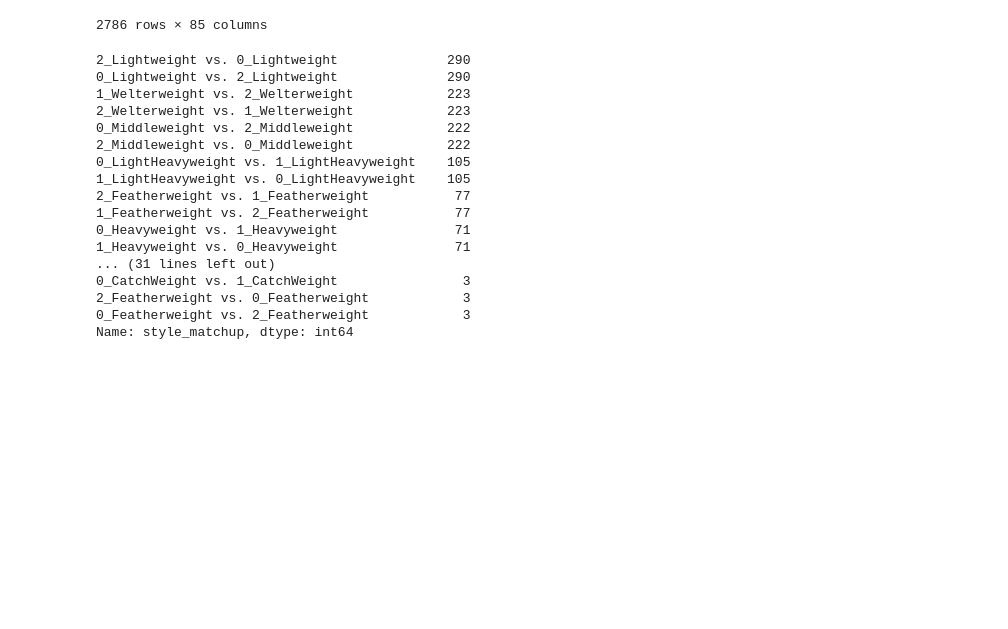
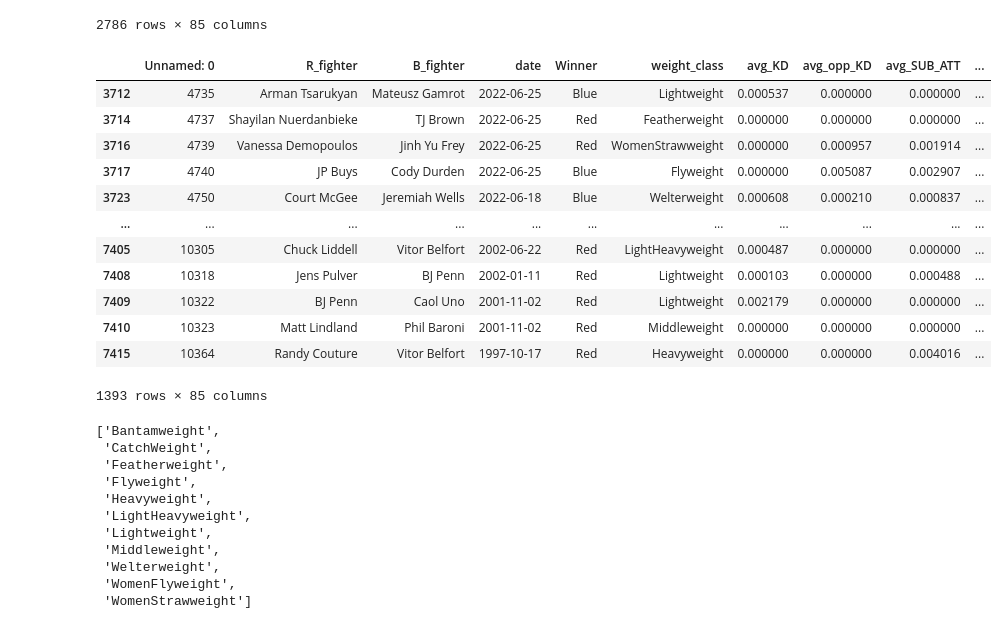
Before and after one commit to john-adeojo/ufc_styles, a Jupyter notebook: notebook/statistical analysis.ipynb, the cells around one changed output. Drawn from its saved outputs; the diff is of its cells as text; code cells hidden in the pictures; blank space fills up the shorter version.

Commit message:
Added statistical analysis

```diff
--- a/notebook/statistical analysis.ipynb
+++ b/notebook/statistical analysis.ipynb
@@ -34,6 +34,23 @@ analysis_data_opposing_styles
 | 7410 | 10323 | Matt Lindland | Phil Baroni | 2001-11-02 | Red | Middleweight | 0.000000 | 0.000000 | 0.000000 | ... |
 | 7415 | 10364 | Randy Couture | Vitor Belfort | 1997-10-17 | Red | Heavyweight | 0.000000 | 0.000000 | 0.004016 | ... |
 2786 rows × 85 columns
+# %%
+analysis_data_opposing_styles = analysis_data_opposing_styles.loc[analysis_data_opposing_styles['corner'] == 'Red'].copy()
+analysis_data_opposing_styles
+# %% [output]
+|  | Unnamed: 0 | R_fighter | B_fighter | date | Winner | weight_class | avg_KD | avg_opp_KD | avg_SUB_ATT | ... |
+| 3712 | 4735 | Arman Tsarukyan | Mateusz Gamrot | 2022-06-25 | Blue | Lightweight | 0.000537 | 0.000000 | 0.000000 | ... |
+| 3714 | 4737 | Shayilan Nuerdanbieke | TJ Brown | 2022-06-25 | Red | Featherweight | 0.000000 | 0.000000 | 0.000000 | ... |
+| 3716 | 4739 | Vanessa Demopoulos | Jinh Yu Frey | 2022-06-25 | Red | WomenStrawweight | 0.000000 | 0.000957 | 0.001914 | ... |
+| 3717 | 4740 | JP Buys | Cody Durden | 2022-06-25 | Blue | Flyweight | 0.000000 | 0.005087 | 0.002907 | ... |
+| 3723 | 4750 | Court McGee | Jeremiah Wells | 2022-06-18 | Blue | Welterweight | 0.000608 | 0.000210 | 0.000837 | ... |
+| ... | ... | ... | ... | ... | ... | ... | ... | ... | ... | ... |
+| 7405 | 10305 | Chuck Liddell | Vitor Belfort | 2002-06-22 | Red | LightHeavyweight | 0.000487 | 0.000000 | 0.000000 | ... |
+| 7408 | 10318 | Jens Pulver | BJ Penn | 2002-01-11 | Red | Lightweight | 0.000103 | 0.000000 | 0.000488 | ... |
+| 7409 | 10322 | BJ Penn | Caol Uno | 2001-11-02 | Red | Lightweight | 0.002179 | 0.000000 | 0.000000 | ... |
+| 7410 | 10323 | Matt Lindland | Phil Baroni | 2001-11-02 | Red | Middleweight | 0.000000 | 0.000000 | 0.000000 | ... |
+| 7415 | 10364 | Randy Couture | Vitor Belfort | 1997-10-17 | Red | Heavyweight | 0.000000 | 0.000000 | 0.004016 | ... |
+1393 rows × 85 columns
 # %%
 import pandas as pd
 
@@ -53,25 +70,20 @@ analysis_data_opposing_styles['style_matchup'] = analysis_data_opposing_styles.a
 # Display the DataFrame
 analysis_data_opposing_styles.sort_values(by='weight_class', inplace=True)
 # %%
-analysis_data_opposing_styles['style_matchup'].value_counts()
+weight_class = list(analysis_data_opposing_styles['weight_class'].drop_duplicates())
+weight_class
 # %% [output]
-2_Lightweight vs. 0_Lightweight              290
-0_Lightweight vs. 2_Lightweight              290
-1_Welterweight vs. 2_Welterweight            223
-2_Welterweight vs. 1_Welterweight            223
-0_Middleweight vs. 2_Middleweight            222
-2_Middleweight vs. 0_Middleweight            222
-0_LightHeavyweight vs. 1_LightHeavyweight    105
-1_LightHeavyweight vs. 0_LightHeavyweight    105
-2_Featherweight vs. 1_Featherweight           77
-1_Featherweight vs. 2_Featherweight           77
-0_Heavyweight vs. 1_Heavyweight               71
-1_Heavyweight vs. 0_Heavyweight               71
-... (31 lines left out)
-0_CatchWeight vs. 1_CatchWeight                3
-2_Featherweight vs. 0_Featherweight            3
-0_Featherweight vs. 2_Featherweight            3
-Name: style_matchup, dtype: int64
+['Bantamweight',
+ 'CatchWeight',
+ 'Featherweight',
+ 'Flyweight',
+ 'Heavyweight',
+ 'LightHeavyweight',
+ 'Lightweight',
+ 'Middleweight',
+ 'Welterweight',
+ 'WomenFlyweight',
+ 'WomenStrawweight']
 # %%
 from scripts.chisquareanalysis import ChiSquareAnalysis
 
```
Also changed, not shown: parts of 4 cells of this notebook, 1 other file.
